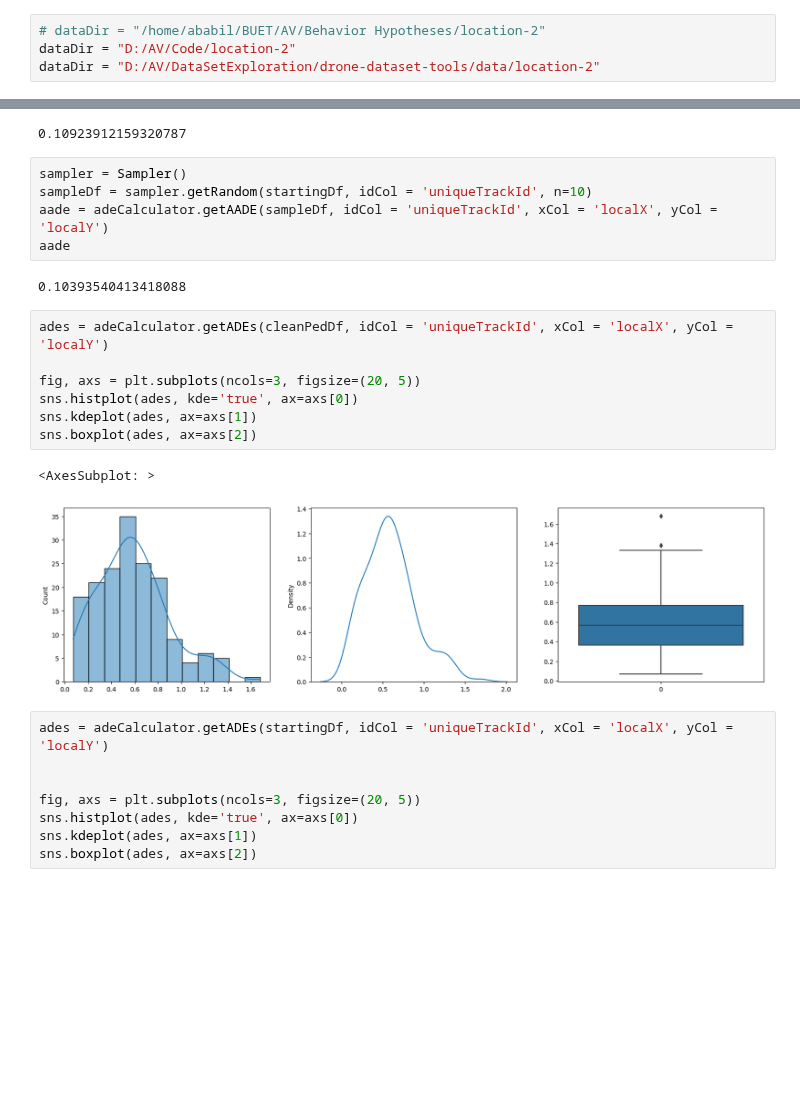
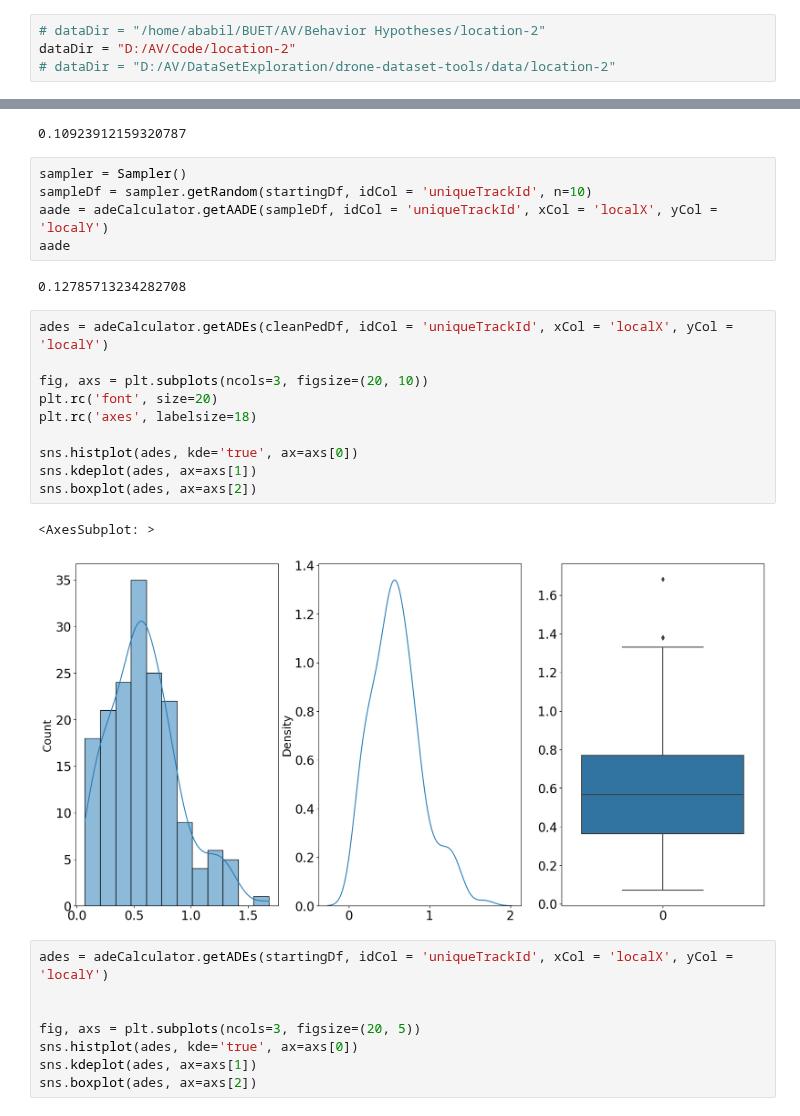
Before and after one commit to BUET-AV/behavior-hypotheses, a Jupyter notebook: src/notebooks/Behavior_Hypotheses_straight_line.ipynb, the cells around one changed output, grey strips where cells are left out. Saved outputs shown, nothing was run; the diff lists cells and outputs as text; blank space fills up the shorter version.

```diff
--- a/src/notebooks/Behavior_Hypotheses_straight_line.ipynb
+++ b/src/notebooks/Behavior_Hypotheses_straight_line.ipynb
@@ -6,7 +6,7 @@
 # %%
 # dataDir = "/home/ababil/BUET/AV/Behavior Hypotheses/location-2"
 dataDir = "D:/AV/Code/location-2"
-dataDir = "D:/AV/DataSetExploration/drone-dataset-tools/data/location-2"
+# dataDir = "D:/AV/DataSetExploration/drone-dataset-tools/data/location-2"
 # %%
 exec(open('init_notebook.py').read())
 # %% [output]
@@ -206,17 +206,20 @@ sampleDf = sampler.getRandom(startingDf, idCol = 'uniqueTrackId', n=10)
 aade = adeCalculator.getAADE(sampleDf, idCol = 'uniqueTrackId', xCol = 'localX', yCol = 'localY')
 aade
 # %% [output]
-0.10393540413418088
+0.12785713234282708
 # %%
 ades = adeCalculator.getADEs(cleanPedDf, idCol = 'uniqueTrackId', xCol = 'localX', yCol = 'localY')
 
-fig, axs = plt.subplots(ncols=3, figsize=(20, 5))
+fig, axs = plt.subplots(ncols=3, figsize=(20, 10))
+plt.rc('font', size=20)
+plt.rc('axes', labelsize=18)
+
 sns.histplot(ades, kde='true', ax=axs[0])
 sns.kdeplot(ades, ax=axs[1])
 sns.boxplot(ades, ax=axs[2])
 # %% [output]
 <AxesSubplot: >
-[figure, old version]
+[figure, new version]
 # %%
 ades = adeCalculator.getADEs(startingDf, idCol = 'uniqueTrackId', xCol = 'localX', yCol = 'localY')
 
```
Also changed, not shown: parts of 1 cell of this notebook, 2 other files.
